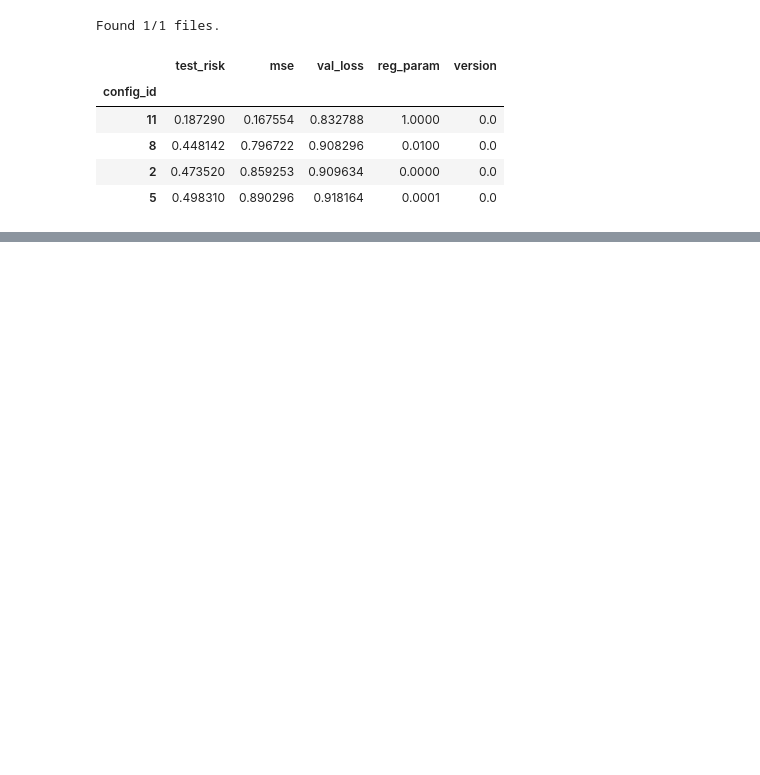
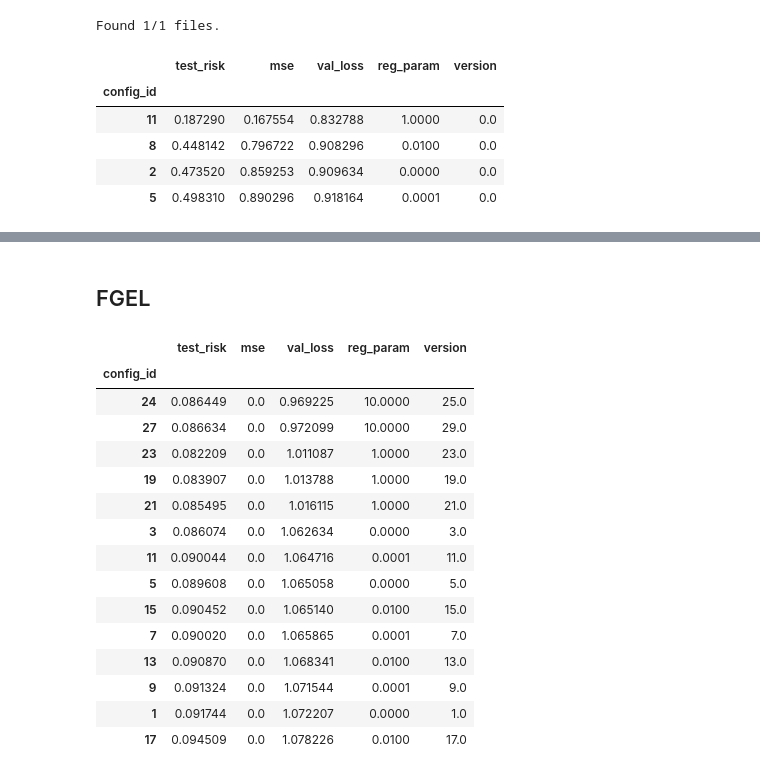
Before and after one commit to HeinerKremer/conditional-moment-restrictions, a Jupyter notebook: experiments/eval_data_pandas.ipynb, the cells around one changed output, grey strips where cells are left out. Drawn from its saved outputs; the diff is of its cells as text; code cells hidden in the pictures; blank space fills up the shorter version.

Commit message:
Added rkhs_norm_reg_param

```diff
--- a/experiments/eval_data_pandas.ipynb
+++ b/experiments/eval_data_pandas.ipynb
@@ -224,0 +221,5 @@ for divergence in ['kl', 'log']:
+# %%
+exp_path_2 = "/Users/hkremer/code/kmm/wasserstein-method-of-moments/results/network_iv/network_iv_method="
+func = 'sin'
+metric = 'val_loss'
+val_loss_func = 'moment_violation'
@@ -224,0 +228,31 @@ for divergence in ['kl', 'log']:
+# %%
+from cmr.default_config import vmm_methods
+
+filepaths = []
+for method in vmm_methods:
+    path = (exp_path_2 + f'{method}_n=2000_seed0=12345_{func}.json')
+    filepaths.append(path)
+
+vmm = load_and_merge_datasets(filepaths)
+
+
+
+from cmr.default_config import fgel_methods
+
+filepaths = []
+for method in fgel_methods:
+    path = (exp_path_2 + f'{method}_n=2000_seed0=12345_{func}.json')
+    filepaths.append(path)
+
+fgel = load_and_merge_datasets(filepaths)
+
+
+
+from cmr.default_config import kmm_methods
+
+filepaths = []
+for method in kmm_methods:
+    path = (exp_path_2 + f'{method}_n=2000_seed0=12345_{func}.json')
+    filepaths.append(path)
+
+kmm = load_and_merge_datasets(filepaths)
@@ -224,0 +276,22 @@ for divergence in ['kl', 'log']:
+# %% [markdown]
+## FGEL
+# %%
+best_fgel = get_best_hparam_results(fgel, metric=metric, hparam_config={'val_loss_func': val_loss_func})
+best_fgel
+# %% [output]
+|  | test_risk | mse | val_loss | reg_param | version |
+| config_id |  |  |  |  |  |
+| 24 | 0.086449 | 0.0 | 0.969225 | 10.0000 | 25.0 |
+| 27 | 0.086634 | 0.0 | 0.972099 | 10.0000 | 29.0 |
+| 23 | 0.082209 | 0.0 | 1.011087 | 1.0000 | 23.0 |
+| 19 | 0.083907 | 0.0 | 1.013788 | 1.0000 | 19.0 |
+| 21 | 0.085495 | 0.0 | 1.016115 | 1.0000 | 21.0 |
+| 3 | 0.086074 | 0.0 | 1.062634 | 0.0000 | 3.0 |
+| 11 | 0.090044 | 0.0 | 1.064716 | 0.0001 | 11.0 |
+| 5 | 0.089608 | 0.0 | 1.065058 | 0.0000 | 5.0 |
+| 15 | 0.090452 | 0.0 | 1.065140 | 0.0100 | 15.0 |
+| 7 | 0.090020 | 0.0 | 1.065865 | 0.0001 | 7.0 |
+| 13 | 0.090870 | 0.0 | 1.068341 | 0.0100 | 13.0 |
+| 9 | 0.091324 | 0.0 | 1.071544 | 0.0001 | 9.0 |
+| 1 | 0.091744 | 0.0 | 1.072207 | 0.0000 | 1.0 |
+| 17 | 0.094509 | 0.0 | 1.078226 | 0.0100 | 17.0 |
```
Also changed, not shown: parts of 20 cells of this notebook, 5 other files.
